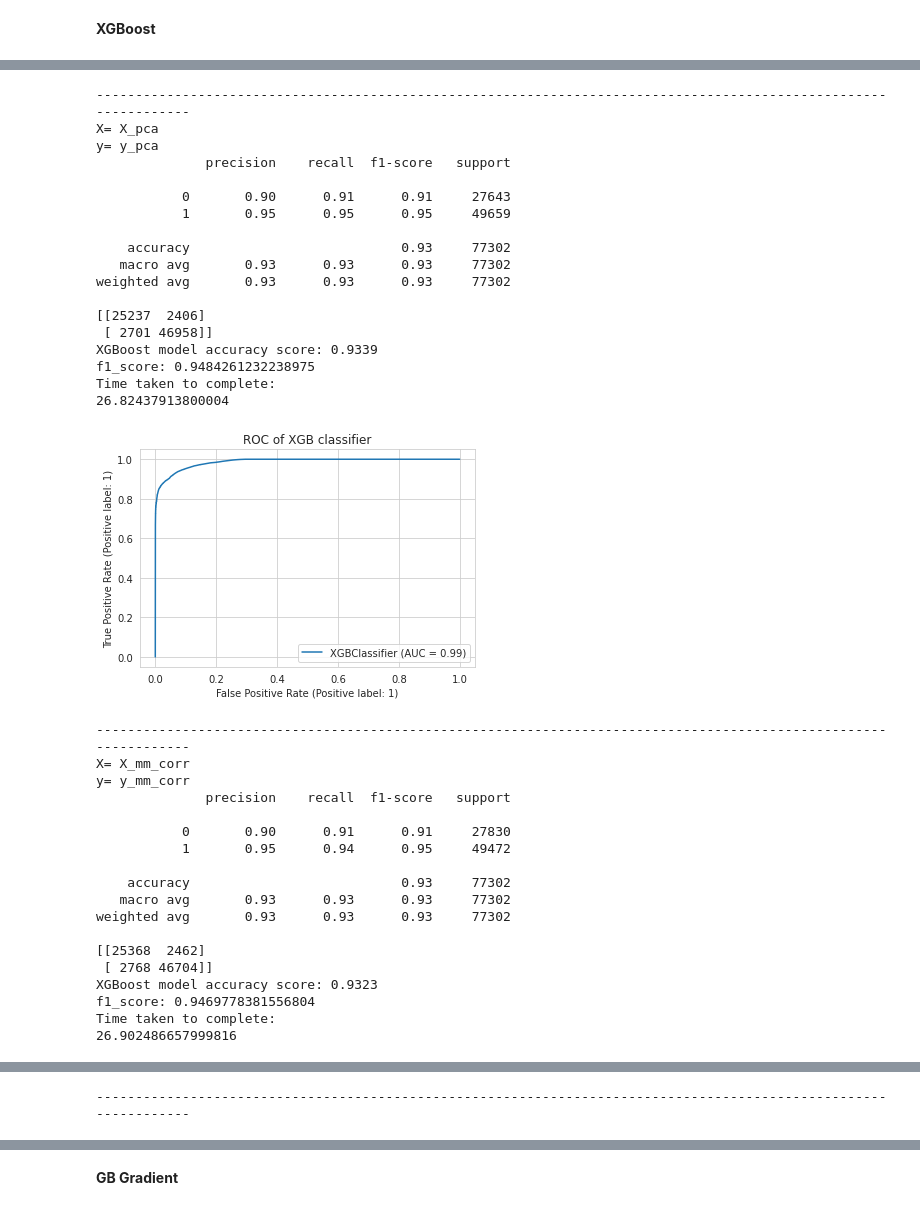
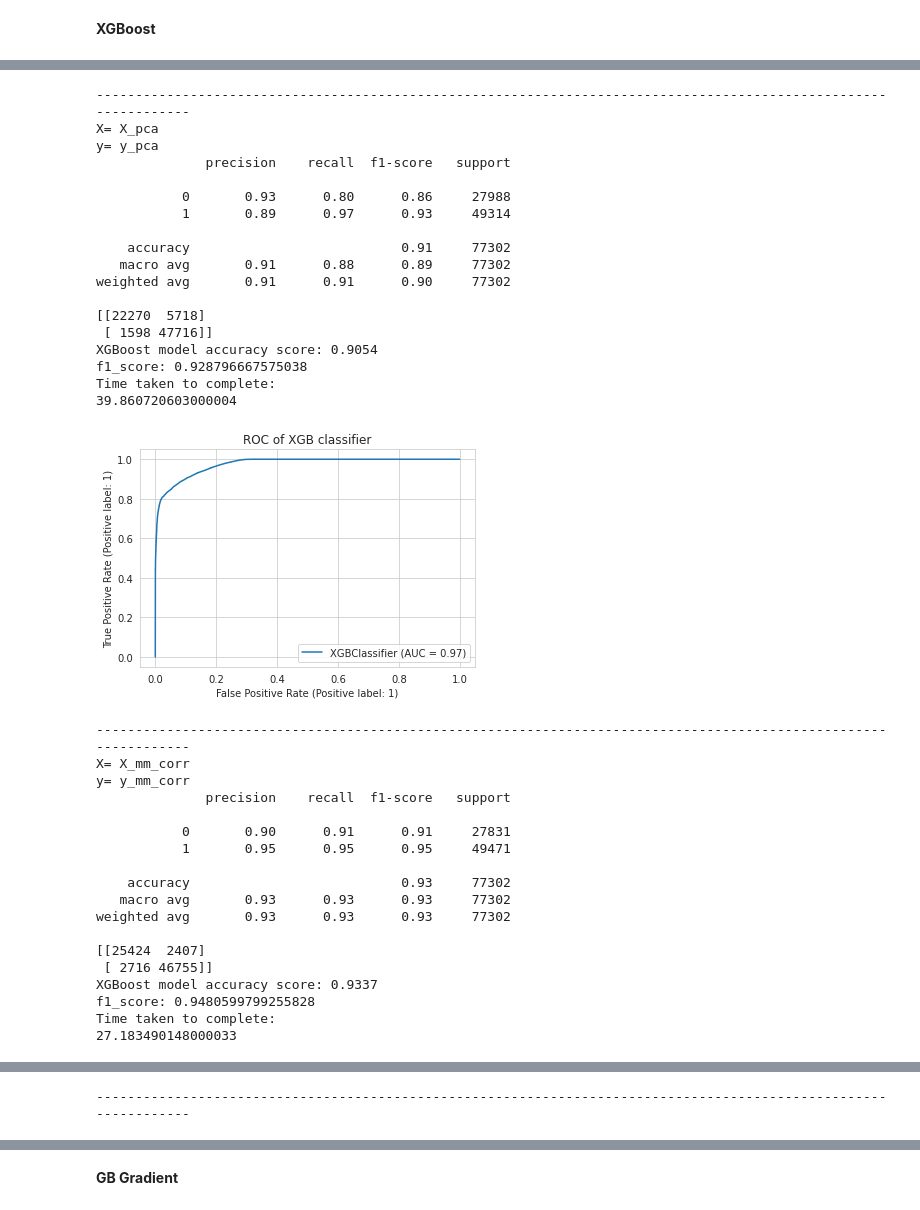
Before and after one commit to divyaKh/CMPE255Project, a Jupyter notebook: 4.ML_Models/Final_notebook.ipynb, the cells around one changed output, grey strips where cells are left out. Drawn from its saved outputs; the diff is of its cells as text; code cells hidden in the pictures.

```diff
--- a/4.ML_Models/Final_notebook.ipynb
+++ b/4.ML_Models/Final_notebook.ipynb
@@ -409,19 +415,3 @@ Index(['dur', 'proto', 'service', 'state', 'spkts', 'dpkts', 'sbytes',
       dtype='object')
 # %% [markdown]
 **Calling function and preparing the dataset**
-# %%
-X_mm=combine.drop(columns='label')
-y_mm=combine['label']
-#Add min max scaler and return the dataset in pandas dataframe :
-print("Apply MinMax scaler")
-X_mm = applyMinMax(X_mm)
-X = pd.DataFrame(X, columns =['dur', 'proto', 'service', 'state', 'spkts', 'dpkts', 'sbytes',
-       'dbytes', 'rate', 'sttl', 'dttl', 'sload', 'dload', 'sloss', 'dloss',
-       'sinpkt', 'dinpkt', 'sjit', 'djit', 'swin', 'stcpb', 'dtcpb', 'dwin',
-       'tcprtt', 'synack', 'ackdat', 'smean', 'dmean', 'trans_depth',
-       'response_body_len', 'ct_srv_src', 'ct_state_ttl', 'ct_dst_ltm',
-       'ct_src_dport_ltm', 'ct_dst_sport_ltm', 'ct_dst_src_ltm',
-       'is_ftp_login', 'ct_ftp_cmd', 'ct_flw_http_mthd', 'ct_src_ltm',
-       'ct_srv_dst', 'is_sm_ips_ports'])
-
-X_mm.shape
@@ -521,16 +549,15 @@ import time
 # %%
 acc_xgb=[]
 f1_xgb=[]
-dataset = ['X','X_pca','X_mm_corr','X_mm','X_ss','X_ss_corr']
-j=['y','y_pca','y_mm_corr','y_mm','y_ss','y_ss_corr']
+dataset1 = ['X','X_pca','X_mm_corr','X_mm','X_ss','X_ss_corr']
+j1=['y','y_pca','y_mm_corr','y_mm','y_ss','y_ss_corr']
+dataset = [X,X_pca,X_mm_corr,X_mm,X_ss,X_ss_corr]
+j=[y,y_pca,y_mm_corr,y_mm,y_ss,y_ss_corr]
 for i in range(0,len(dataset)):
   start = time.process_time()
   # your code here
-
-  print("X=",dataset[i])
-  print("y=",j[i])
-  dataset[i]=combine.drop(columns='label')
-  j[i]=combine['label']
+  print("X=",dataset1[i])
+  print("y=",j1[i])
   X_train, X_test, y_train, y_test = train_test_split(dataset[i], j[i], test_size=0.3)
   model = xgb.XGBClassifier()
   model.fit(X_train, y_train)
@@ -569,41 +596,41 @@ Time taken to complete:
 [figure]
 -----------------------------------------------------------------------------------------------------------------
 X= X_pca
 y= y_pca
               precision    recall  f1-score   support
 
-           0       0.90      0.91      0.91     27643
-           1       0.95      0.95      0.95     49659
+           0       0.93      0.80      0.86     27988
+           1       0.89      0.97      0.93     49314
 
-    accuracy                           0.93     77302
-   macro avg       0.93      0.93      0.93     77302
-weighted avg       0.93      0.93      0.93     77302
+    accuracy                           0.91     77302
+   macro avg       0.91      0.88      0.89     77302
+weighted avg       0.91      0.91      0.90     77302
 
-[[25237  2406]
- [ 2701 46958]]
-XGBoost model accuracy score: 0.9339
-f1_score: 0.9484261232238975
+[[22270  5718]
+ [ 1598 47716]]
+XGBoost model accuracy score: 0.9054
+f1_score: 0.928796667575038
 Time taken to complete:
-26.82437913800004
+39.860720603000004
-[figure, old version]
+[figure, new version]
 -----------------------------------------------------------------------------------------------------------------
 X= X_mm_corr
 y= y_mm_corr
               precision    recall  f1-score   support
 
-           0       0.90      0.91      0.91     27830
-           1       0.95      0.94      0.95     49472
+           0       0.90      0.91      0.91     27831
+           1       0.95      0.95      0.95     49471
 
     accuracy                           0.93     77302
    macro avg       0.93      0.93      0.93     77302
 weighted avg       0.93      0.93      0.93     77302
 
-[[25368  2462]
- [ 2768 46704]]
-XGBoost model accuracy score: 0.9323
-f1_score: 0.9469778381556804
+[[25424  2407]
+ [ 2716 46755]]
+XGBoost model accuracy score: 0.9337
+f1_score: 0.9480599799255828
 Time taken to complete:
-26.902486657999816
+27.183490148000033
 [figure]
 -----------------------------------------------------------------------------------------------------------------
 X= X_mm
```
Also changed, not shown: parts of 50 cells of this notebook.
